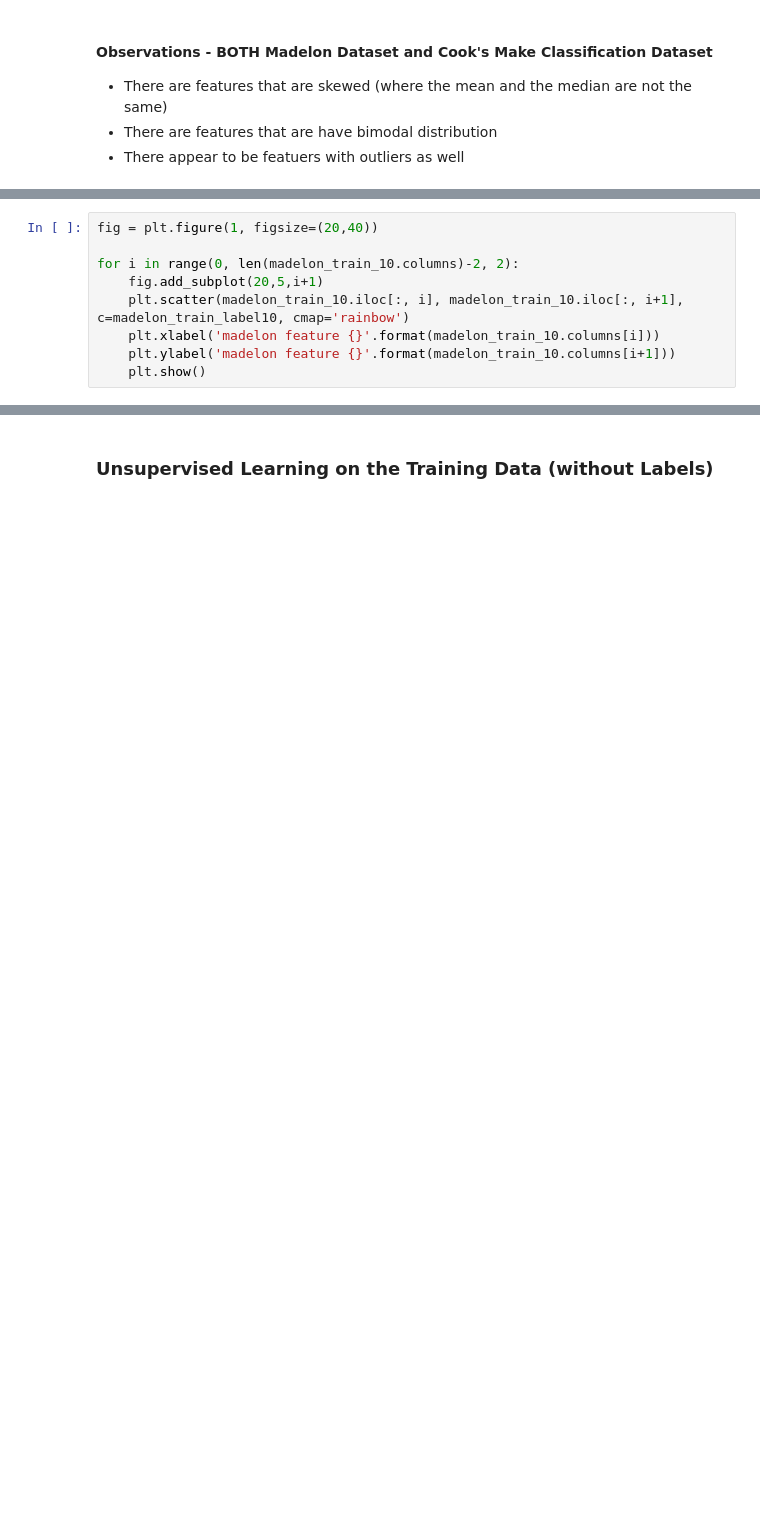
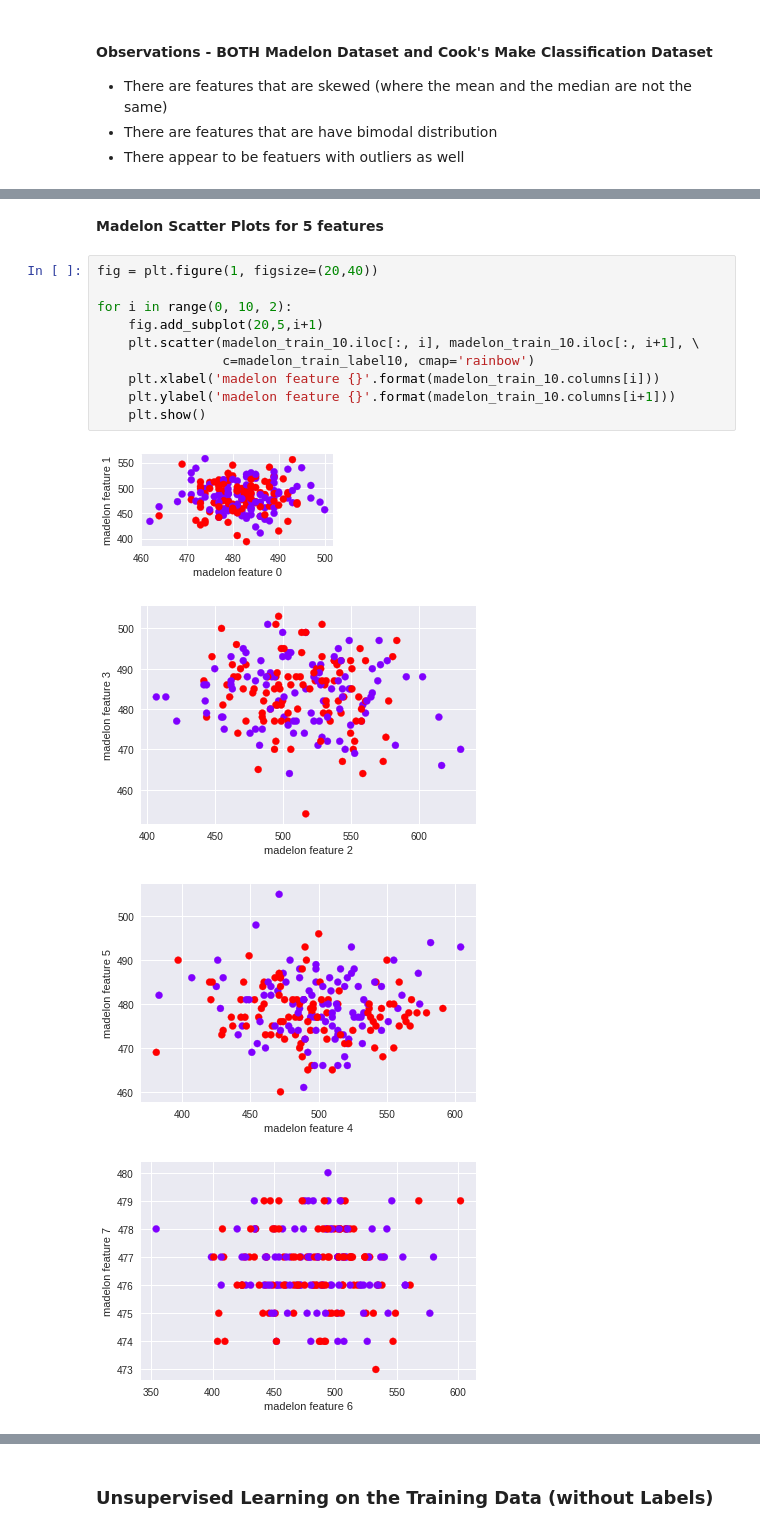
Before and after one commit to godsylla/UCI-Madelon-Dataset, a Jupyter notebook: ipynb/01-Explore_and_Visualize_Data.ipynb, the cells around one changed output, grey strips where cells are left out. Drawn from its saved outputs; the diff is of its cells as text; blank space fills up the shorter version.

```diff
--- a/ipynb/01-Explore_and_Visualize_Data.ipynb
+++ b/ipynb/01-Explore_and_Visualize_Data.ipynb
@@ -134,9 +197,17 @@ distplot_df_cols(cook_sampled_cols)
+# %% [markdown]
+**Madelon Scatter Plots for 5 features**
 # %%
 fig = plt.figure(1, figsize=(20,40))
 
-for i in range(0, len(madelon_train_10.columns)-2, 2):
+for i in range(0, 10, 2):
     fig.add_subplot(20,5,i+1)
-    plt.scatter(madelon_train_10.iloc[:, i], madelon_train_10.iloc[:, i+1], c=madelon_train_label10, cmap='rainbow')
+    plt.scatter(madelon_train_10.iloc[:, i], madelon_train_10.iloc[:, i+1], \
+                c=madelon_train_label10, cmap='rainbow')
     plt.xlabel('madelon feature {}'.format(madelon_train_10.columns[i]))
     plt.ylabel('madelon feature {}'.format(madelon_train_10.columns[i+1]))
     plt.show()
+# %% [output]
+[figure, added]
+[figure, added]
+[figure, added]
+[figure, added]
```
Also changed, not shown: parts of 51 cells of this notebook, 7 other files.
